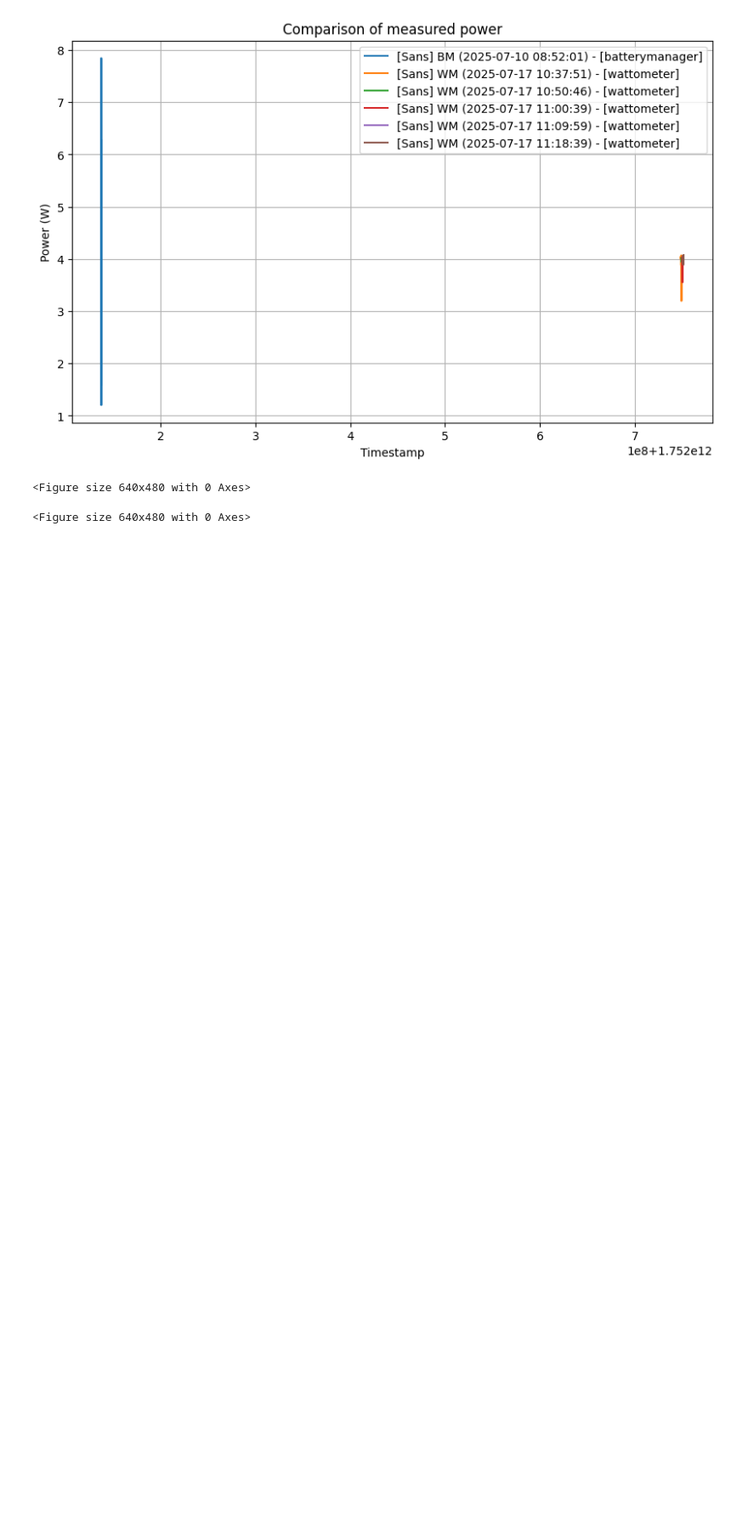
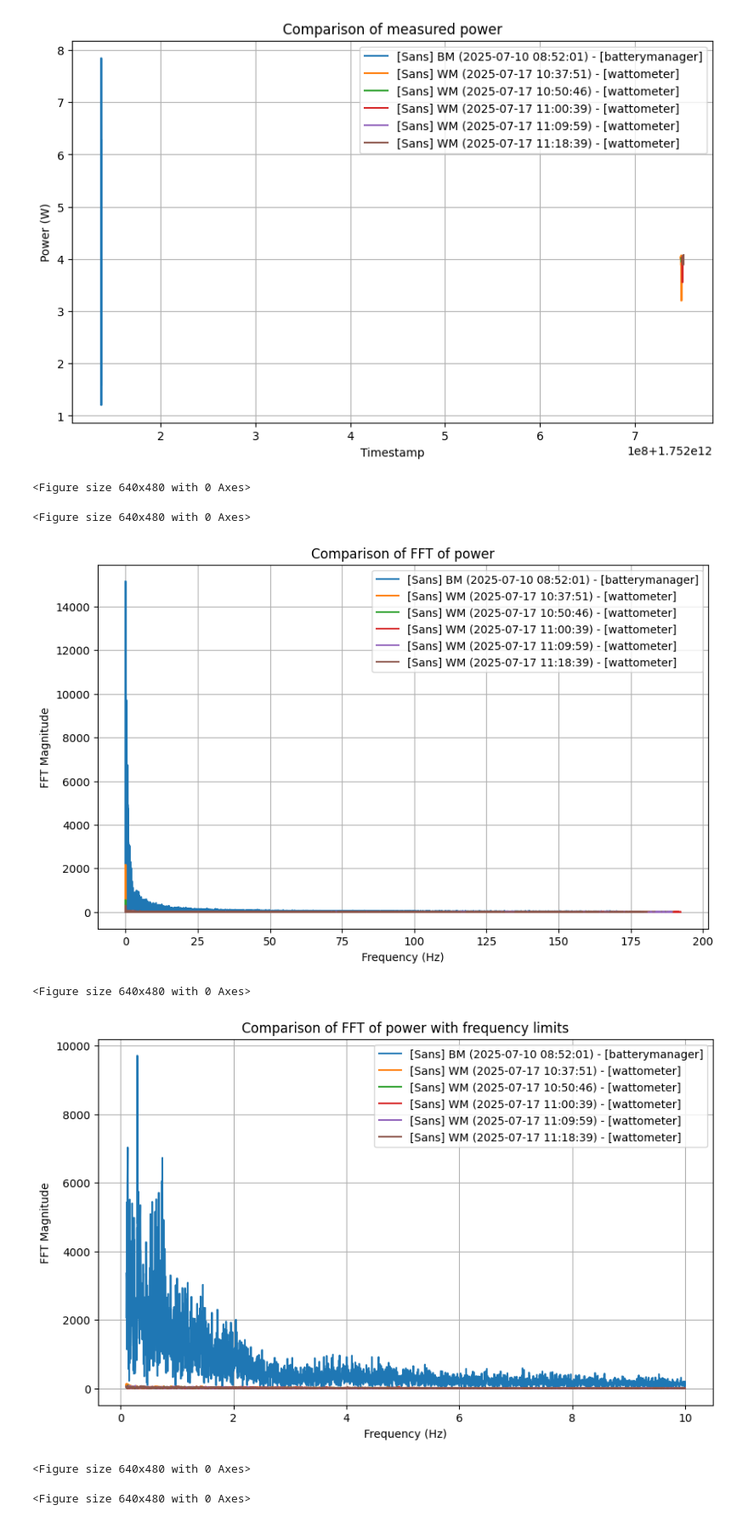
Before and after one commit to esiealab/android-runner-data, a Jupyter notebook: consumption_analysis.ipynb, the cells around one changed output. Shown: that part at 85% size. Cells and saved outputs as stored; diff of their text form; code cells hidden in the pictures; blank space fills up the shorter version.

Commit message:
Enhance plotting functionality
- Enhanced the plotting capabilities by adding FFT plots, including one with specified frequency limits.

```diff
--- a/consumption_analysis.ipynb
+++ b/consumption_analysis.ipynb
@@ -112,3 +105,13 @@ plotter.plot_power(title="Comparison of measured power")
 [figure]
 <Figure size 640x480 with 0 Axes>
 <Figure size 640x480 with 0 Axes>
+# %%
+
+plotter.plot_fft(title="Comparison of FFT of power")
+plotter.plot_fft(title="Comparison of FFT of power with frequency limits", freq_min=0.1, freq_max=10.0)
+# %% [output]
+[figure, added]
+<Figure size 640x480 with 0 Axes>
+[figure, added]
+<Figure size 640x480 with 0 Axes>
+<Figure size 640x480 with 0 Axes>
```
Also changed, not shown: parts of 3 cells of this notebook, 3 other files.
